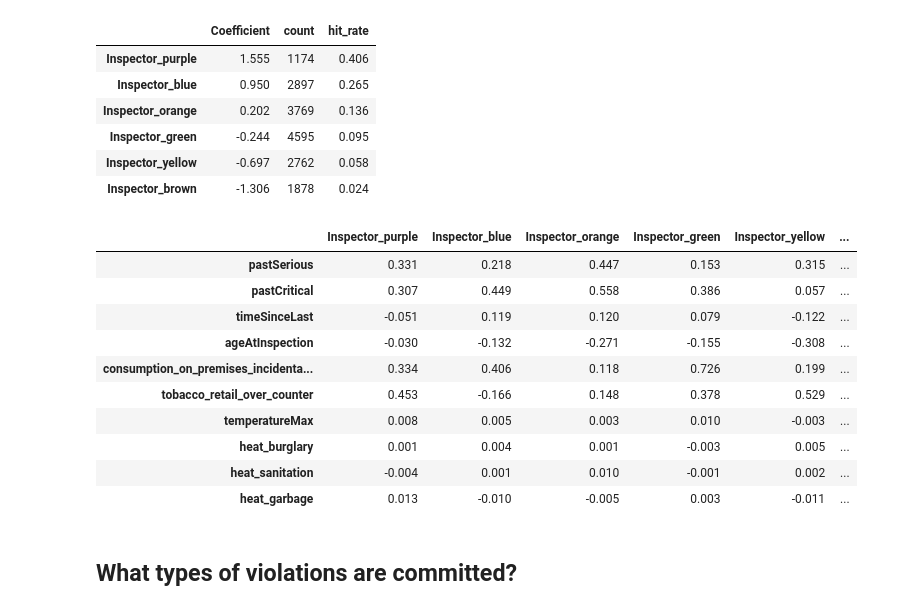
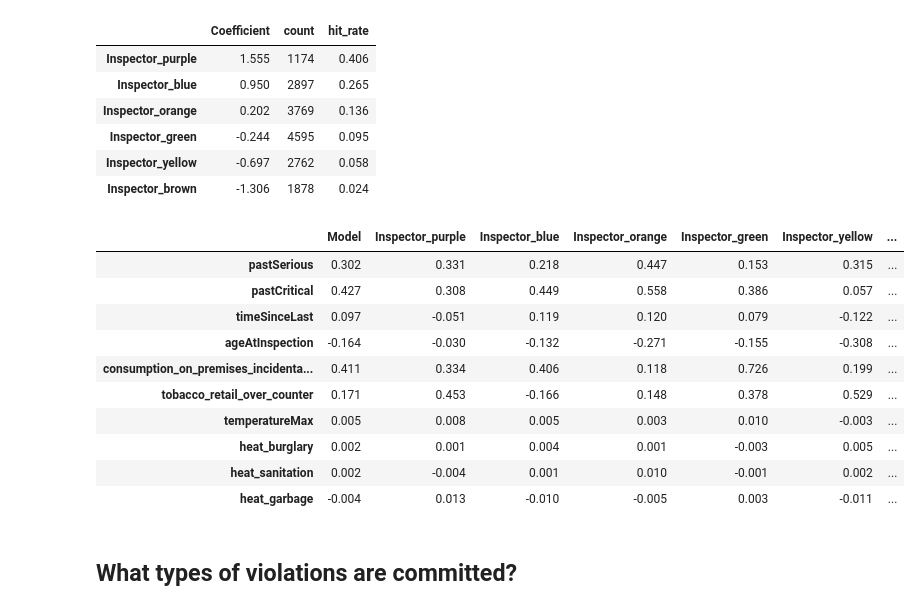
Before and after one commit to vingkan/foodinspectionforecasting, a Jupyter notebook: IIT/10_data_exploration.ipynb, the cells around one changed output. Saved outputs shown, nothing was run; the diff lists cells and outputs as text; code cells hidden in the pictures.

```diff
--- a/IIT/10_data_exploration.ipynb
+++ b/IIT/10_data_exploration.ipynb
@@ -107,9 +120,11 @@ sns.scatterplot(x="longitude", y="latitude", hue=TARGET, data=df).figure.set_siz
 biz_counts = df.query("{} > 0".format(TARGET))["License"].value_counts()
 biz_df = pd.DataFrame()
 biz_df["License"] = biz_counts.index
-biz_df["Criticals"] = biz_counts.values
-biz_df.sort_values(by="Criticals", ascending=False).head()
+biz_df["Failures"] = biz_counts.values
+biz_df.sort_values(by="Failures", ascending=False).head()
 biz_df.set_index("License").join(
     df.set_index("License")["dba_name"]
-).drop_duplicates().sort_values(by="Criticals", ascending=False).head(15)
+).drop_duplicates().sort_values(
+    by="Failures", ascending=False
+).reset_index()[["dba_name", "Failures"]].head(15)
 # %% [output]
@@ -347,18 +393,23 @@ ins_coefs = pd.DataFrame(inspector_coefs, columns=OTHER_PREDICTORS, index=INSPEC
+# %%
+model_coefs = np.array(clf.coef_[0][[X.columns.get_loc(col) for col in OTHER_PREDICTORS]])
+model_coefs = np.array([x[0] for x in model_coefs])
+inspector_coefs.append(model_coefs)
+ins_coefs = pd.DataFrame(inspector_coefs, columns=OTHER_PREDICTORS, index=INSPECTORS + ["Model"])
 # %%
 ins_order = ins_sum.sort_values(by="Coefficient", ascending=False).index
-ins_coefs.T[ins_order].round(3)
+ins_coefs.T[["Model"] + list(ins_order)].round(3)
 # %% [output]
-|  | Inspector_purple | Inspector_blue | Inspector_orange | Inspector_green | Inspector_yellow | ... |
-| pastSerious | 0.331 | 0.218 | 0.447 | 0.153 | 0.315 | ... |
-| pastCritical | 0.307 | 0.449 | 0.558 | 0.386 | 0.057 | ... |
-| timeSinceLast | -0.051 | 0.119 | 0.120 | 0.079 | -0.122 | ... |
-| ageAtInspection | -0.030 | -0.132 | -0.271 | -0.155 | -0.308 | ... |
-| consumption_on_premises_incidenta... | 0.334 | 0.406 | 0.118 | 0.726 | 0.199 | ... |
-| tobacco_retail_over_counter | 0.453 | -0.166 | 0.148 | 0.378 | 0.529 | ... |
-| temperatureMax | 0.008 | 0.005 | 0.003 | 0.010 | -0.003 | ... |
-| heat_burglary | 0.001 | 0.004 | 0.001 | -0.003 | 0.005 | ... |
-| heat_sanitation | -0.004 | 0.001 | 0.010 | -0.001 | 0.002 | ... |
-| heat_garbage | 0.013 | -0.010 | -0.005 | 0.003 | -0.011 | ... |
+|  | Model | Inspector_purple | Inspector_blue | Inspector_orange | Inspector_green | Inspector_yellow | ... |
+| pastSerious | 0.302 | 0.331 | 0.218 | 0.447 | 0.153 | 0.315 | ... |
+| pastCritical | 0.427 | 0.308 | 0.449 | 0.558 | 0.386 | 0.057 | ... |
+| timeSinceLast | 0.097 | -0.051 | 0.119 | 0.120 | 0.079 | -0.122 | ... |
+| ageAtInspection | -0.164 | -0.030 | -0.132 | -0.271 | -0.155 | -0.308 | ... |
+| consumption_on_premises_incidenta... | 0.411 | 0.334 | 0.406 | 0.118 | 0.726 | 0.199 | ... |
+| tobacco_retail_over_counter | 0.171 | 0.453 | -0.166 | 0.148 | 0.378 | 0.529 | ... |
+| temperatureMax | 0.005 | 0.008 | 0.005 | 0.003 | 0.010 | -0.003 | ... |
+| heat_burglary | 0.002 | 0.001 | 0.004 | 0.001 | -0.003 | 0.005 | ... |
+| heat_sanitation | 0.002 | -0.004 | 0.001 | 0.010 | -0.001 | 0.002 | ... |
+| heat_garbage | -0.004 | 0.013 | -0.010 | -0.005 | 0.003 | -0.011 | ... |
 # %% [markdown]
 ## What types of violations are committed?
 # %%
```
Also changed, not shown: parts of 14 cells of this notebook.
